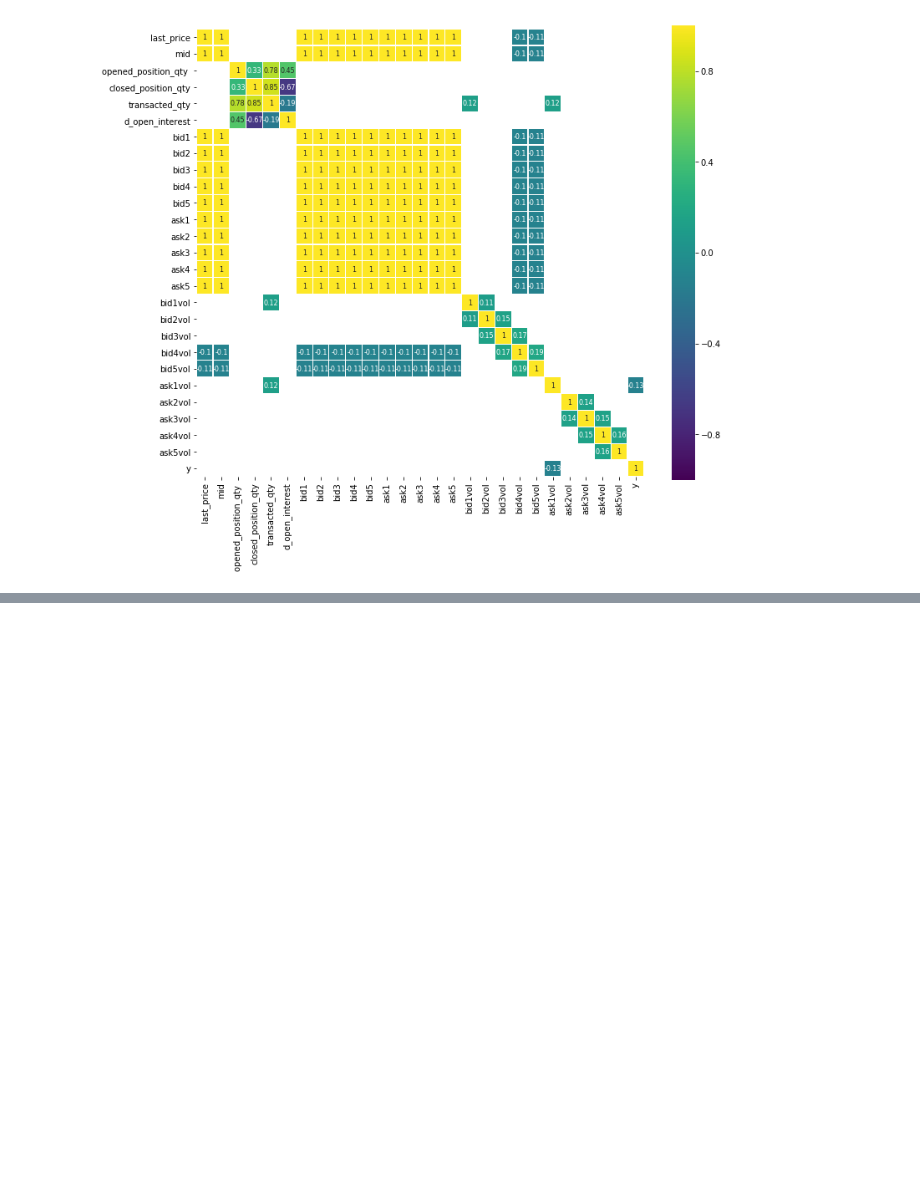
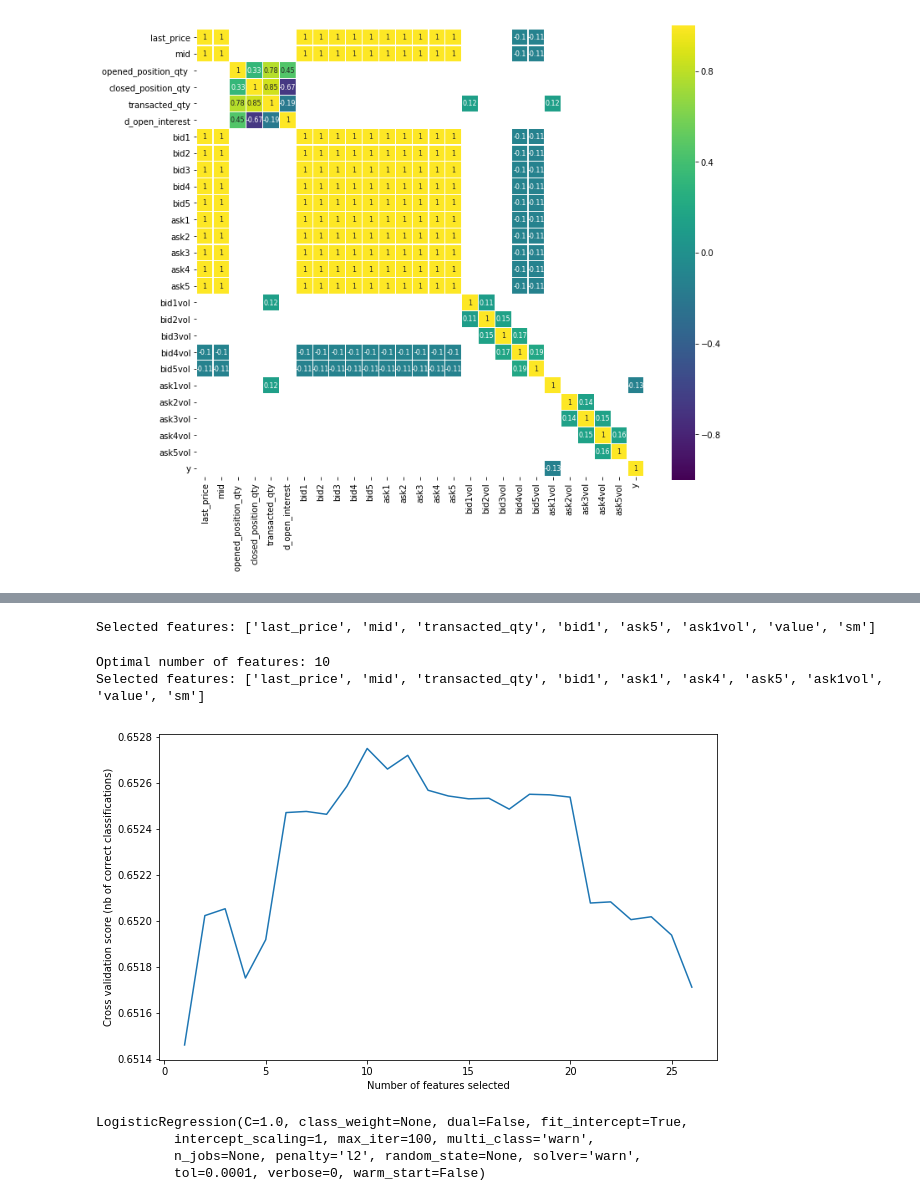
Before and after one commit to betzcats/cs155project1, a Jupyter notebook: picka_katerina.ipynb, the cells around one changed output, grey strips where cells are left out. Drawn from its saved outputs; the diff is of its cells as text; code cells hidden in the pictures; blank space fills up the shorter version.

```diff
--- a/picka_katerina.ipynb
+++ b/picka_katerina.ipynb
@@ -124,0 +199,14 @@ dt
+# %%
+df = df.assign(value = lambda x: x.bid1vol / x.ask1vol)
+df = df.assign(sm = lambda x: (x.bid1vol+x.bid2vol+x.bid3vol+x.bid4vol+x.bid5vol) / (x.ask1vol+x.ask2vol+x.ask3vol+x.ask4vol+x.ask5vol))
+
+
+# I have an impression that an important metric is how many people bid relative to how many ask.
+# The table says bid1 and ask1 are 'the best', idk if its important, but i compared people who bid/asked those
+# and people who bid/asked overall
+
+
+train_data = df[['transacted_qty', 'bid1vol', 'bid2vol', 'd_open_interest',  'ask1vol', 'ask2vol', 'value', 'sm']]
+train_data
+#values = train_data.bid1vol / train_data.ask1vol
+#train_data['Values'] = values
@@ -124,0 +232,17 @@ dt
+# %%
+cols = ['last_price', 'mid', 'transacted_qty', 'd_open_interest', 'bid1',
+       'bid2', 'bid3', 'bid4', 'bid5', 'ask1', 'ask2', 'ask3', 'ask4', 'ask5',
+       'bid1vol', 'bid2vol', 'bid3vol', 'bid4vol', 'bid5vol', 'ask1vol',
+       'ask2vol', 'ask3vol', 'ask4vol', 'ask5vol', 'value',
+       'sm']
+X = df[cols]
+y = df.y
+# Build a logreg and compute the feature importances
+model = LogisticRegression()
+# create the RFE model and select 8 attributes
+rfe = RFE(model, 8)
+rfe = rfe.fit(X, y)
+# summarize the selection of the attributes
+print('Selected features: %s' % list(X.columns[rfe.support_]))
+# %% [output]
+Selected features: ['last_price', 'mid', 'transacted_qty', 'bid1', 'ask5', 'ask1vol', 'value', 'sm']
@@ -124,0 +251,20 @@ dt
+# %%
+from sklearn.feature_selection import RFECV
+# Create the RFE object and compute a cross-validated score.
+# The "accuracy" scoring is proportional to the number of correct classifications
+rfecv = RFECV(estimator=LogisticRegression(), step=1, cv=10, scoring='accuracy')
+rfecv.fit(X, y)
+
+print("Optimal number of features: %d" % rfecv.n_features_)
+print('Selected features: %s' % list(X.columns[rfecv.support_]))
+
+# Plot number of features VS. cross-validation scores
+plt.figure(figsize=(10,6))
+plt.xlabel("Number of features selected")
+plt.ylabel("Cross validation score (nb of correct classifications)")
+plt.plot(range(1, len(rfecv.grid_scores_) + 1), rfecv.grid_scores_)
+plt.show()
+# %% [output]
+Optimal number of features: 10
+Selected features: ['last_price', 'mid', 'transacted_qty', 'bid1', 'ask1', 'ask4', 'ask5', 'ask1vol', 'value', 'sm']
+[figure, added]
@@ -124,0 +286,15 @@ dt
+# %%
+logreg = LogisticRegression()
+logreg.fit(X_train, y_train)
+#y_pred = logreg.predict(X_test)
+#y_pred_proba = logreg.predict_proba(X_test)[:, 1]
+#[fpr, tpr, thr] = roc_curve(y_test, y_pred_proba)
+#print('Train/Test split results:')
+#print(logreg.__class__.__name__+" accuracy is %2.3f" % accuracy_score(y_test, y_pred))
+#print(logreg.__class__.__name__+" log_loss is %2.3f" % log_loss(y_test, y_pred_proba))
+#print(logreg.__class__.__name__+" auc is %2.3f" % auc(fpr, tpr))
+# %% [output]
+LogisticRegression(C=1.0, class_weight=None, dual=False, fit_intercept=True,
+          intercept_scaling=1, max_iter=100, multi_class='warn',
+          n_jobs=None, penalty='l2', random_state=None, solver='warn',
+          tol=0.0001, verbose=0, warm_start=False)
```
Also changed, not shown: parts of 31 cells of this notebook, 2 other files.
